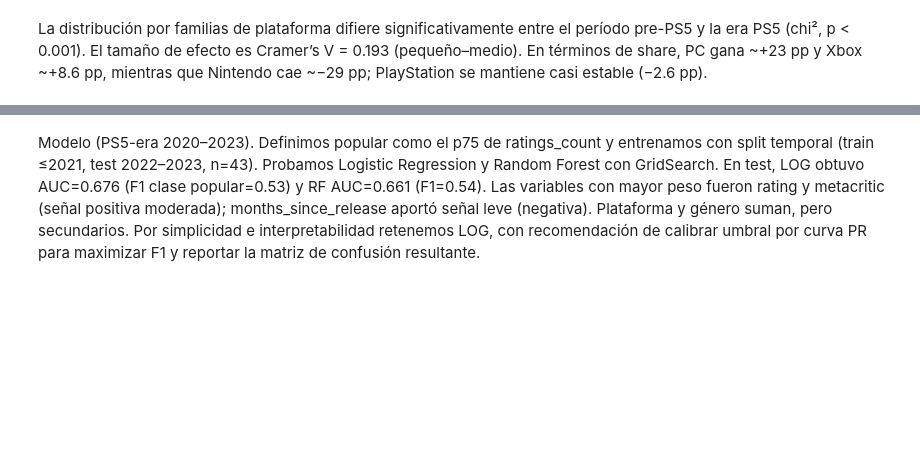
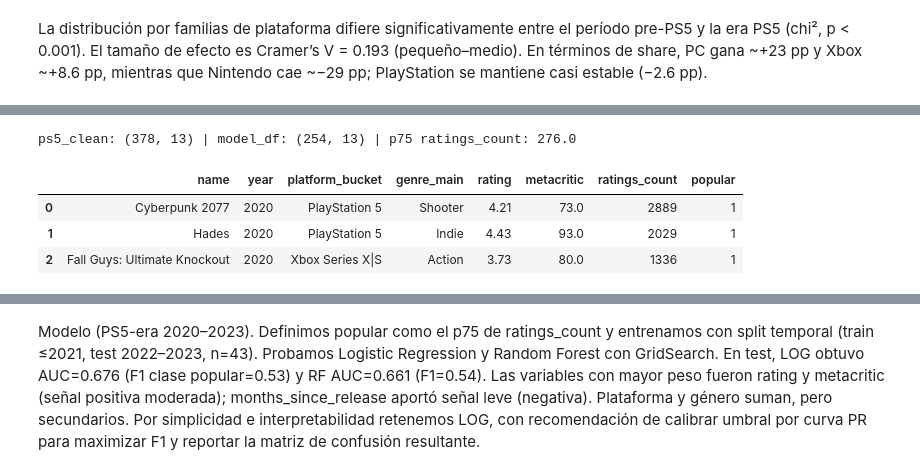
Before and after one commit to RodrigoVelazquez1982/ProyectoParteIII, a Jupyter notebook: ProyectoDSIIParteI.Velázquez_Rodrigo.ipynb, the cells around one changed output, grey strips where cells are left out. Cells and saved outputs as stored; diff of their text form; code cells hidden in the pictures; blank space fills up the shorter version.

```diff
--- a/ProyectoDSIIParteI.Velázquez_Rodrigo.ipynb
+++ b/ProyectoDSIIParteI.Velázquez_Rodrigo.ipynb
@@ -1501,0 +1522,68 @@ Matriz de confusión:
+# %%
+# === Reconstruir ps5_clean (PS5-era 2020–2023) y model_df ===
+import pandas as pd
+import numpy as np
+import os
+
+# 0) Traer 'rawg' desde memoria o desde un CSV cacheado si lo guardaste antes
+if "rawg" not in globals():
+    # intentos de nombres típicos de cache; ajustá si el tuyo es distinto
+    for fname in ["rawg_ps5_dump.csv", "rawg_games_2020_2026.csv", "data_rawg_ps5.csv"]:
+        if os.path.exists(fname):
+            rawg = pd.read_csv(fname)
+            print("Leído rawg desde:", fname)
+            break
+    else:
+        raise RuntimeError(
+            "No existe la variable 'rawg' ni un CSV cacheado. "
+            "Volvé a correr la celda que descarga desde la API RAWG y guarda a CSV."
+        )
+
+# 1) Normalizar columnas esperadas (por si cambian mayúsculas)
+rawg = rawg.copy()
+rawg.columns = [c.lower() for c in rawg.columns]
+
+# 2) Fechas y corte 2020–2023 (solo lanzados hasta hoy)
+rawg["released"] = pd.to_datetime(rawg["released"], errors="coerce")
+today = pd.Timestamp("today").normalize()
+ps5_clean = rawg[
+    (rawg["released"].dt.year.between(2020, 2023)) &
+    (rawg["released"] <= today)
+].copy()
+
+# 3) Variables derivadas
+ps5_clean["genre_main"] = ps5_clean["genres"].fillna("").astype(str).str.split(",").str[0].str.strip()
+
+def pick_platform(s: str):
+    s = str(s or "").lower()
+    if "playstation 5"   in s: return "PlayStation 5"
+    if "xbox series"     in s: return "Xbox Series X|S"
+    if "nintendo switch" in s: return "Nintendo Switch"
+    if s.strip() == "pc":     return "PC"
+    return "Other"
+
+ps5_clean["platform_bucket"] = ps5_clean["platforms"].apply(pick_platform)
+ps5_clean["months_since_release"] = ((today - ps5_clean["released"]).dt.days/30.44).clip(lower=0)
+
+# 4) Target popular (p75 de ratings_count en 2020–2023)
+ps5_clean["ratings_count"] = pd.to_numeric(ps5_clean["ratings_count"], errors="coerce")
+thr = ps5_clean["ratings_count"].quantile(0.75)
+ps5_clean["popular"] = (ps5_clean["ratings_count"] >= thr).astype(int)
+
+# 5) Dataset final para el modelo (1 fila por juego)
+need_cols = ["rating","metacritic","ratings_count","genre_main","platform_bucket","popular","released","name"]
+model_df = ps5_clean.dropna(subset=[c for c in need_cols if c in ps5_clean.columns]).copy()
+model_df = model_df[model_df["platform_bucket"] != "Other"]
+model_df["year"] = model_df["released"].dt.year
+
+print("ps5_clean:", ps5_clean.shape, "| model_df:", model_df.shape, "| p75 ratings_count:", thr)
+display(model_df[["name","year","platform_bucket","genre_main","rating","metacritic","ratings_count","popular"]].head(3))
+
+
+ps5_clean.to_csv("ps5_clean_2020_2023.csv", index=False)
+# %% [output]
+ps5_clean: (378, 13) | model_df: (254, 13) | p75 ratings_count: 276.0
+|  | name | year | platform_bucket | genre_main | rating | metacritic | ratings_count | popular |
+| 0 | Cyberpunk 2077 | 2020 | PlayStation 5 | Shooter | 4.21 | 73.0 | 2889 | 1 |
+| 1 | Hades | 2020 | PlayStation 5 | Indie | 4.43 | 93.0 | 2029 | 1 |
+| 2 | Fall Guys: Ultimate Knockout | 2020 | Xbox Series X|S | Action | 3.73 | 80.0 | 1336 | 1 |
```
Also changed, not shown: parts of 20 cells of this notebook.
